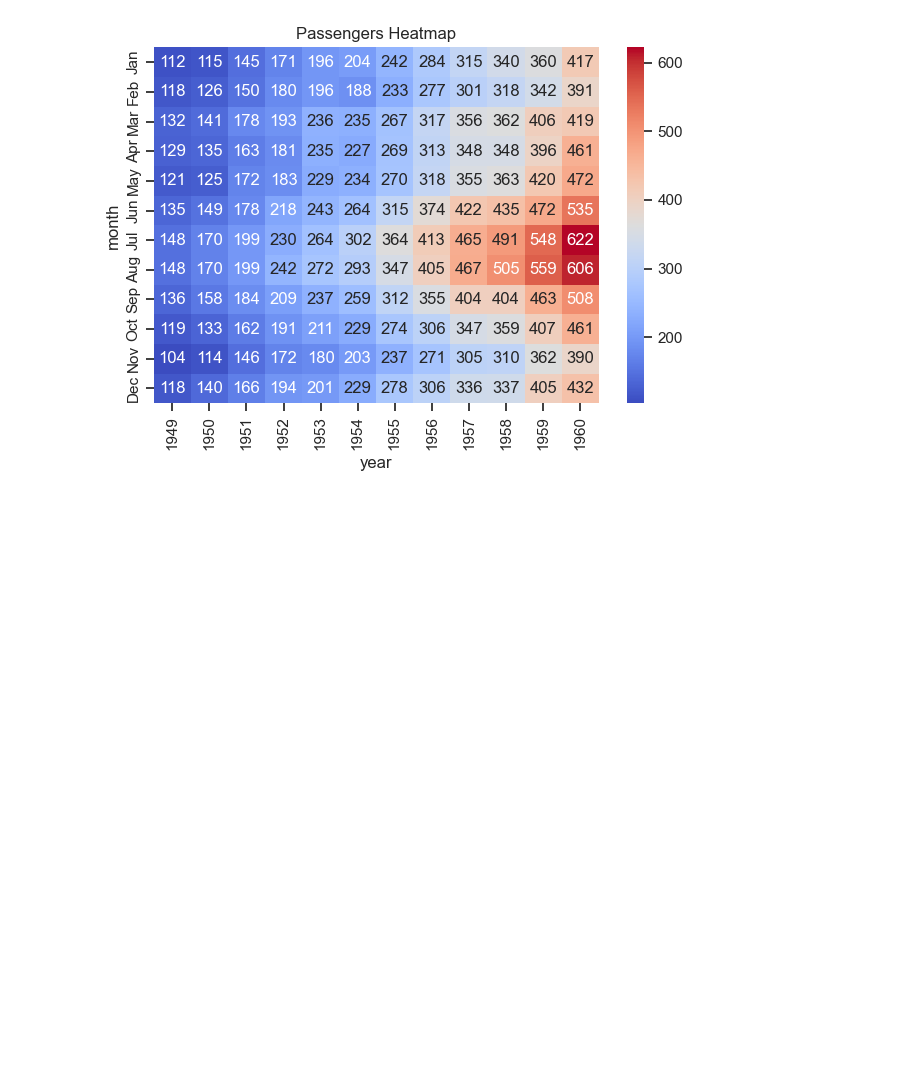
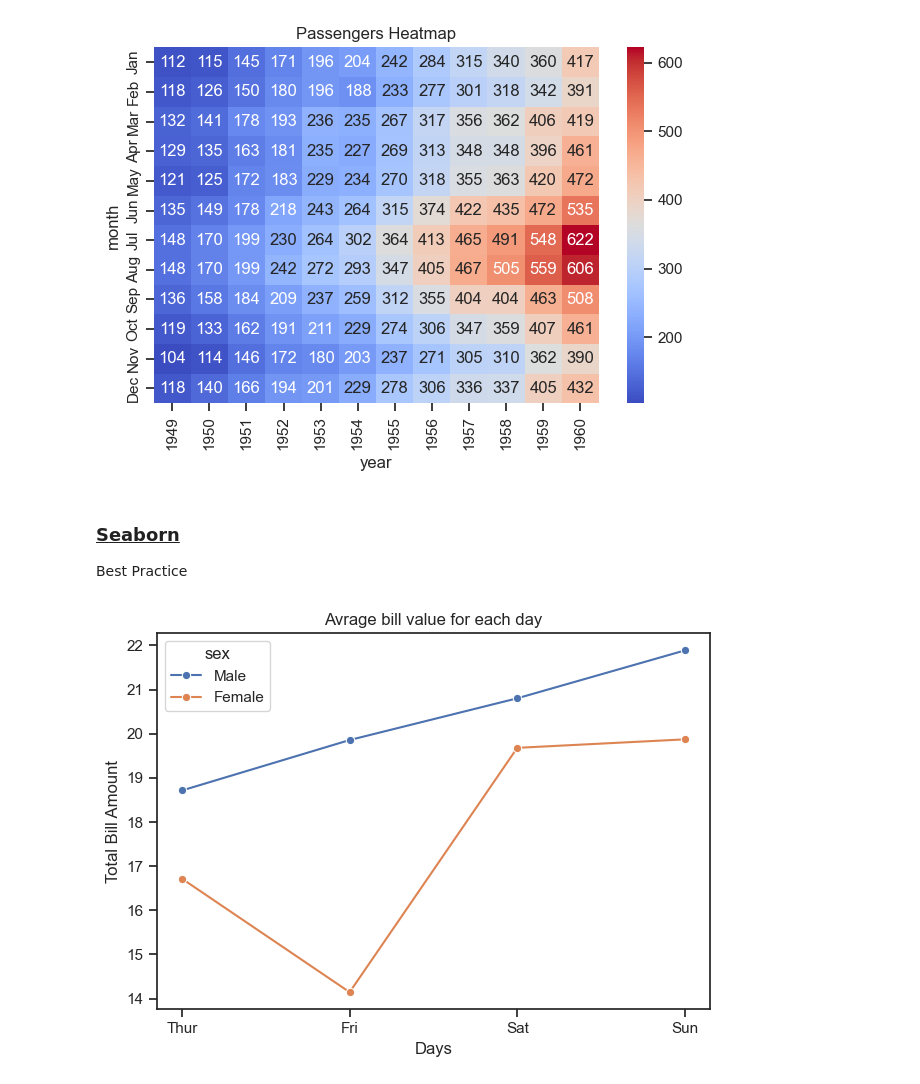
Before and after one commit to harshaiml/aiml-daily-practice, a Jupyter notebook: Practice/Part 7 - Data Visualization/Part - 2/seaborn_tutorial.ipynb, the cells around one changed output. Saved outputs shown, nothing was run; the diff lists cells and outputs as text; code cells hidden in the pictures; blank space fills up the shorter version.

Commit message:
Complete Seaborn visualization best practices and advanced plotting

```diff
--- a/Practice/Part 7 - Data Visualization/Part - 2/seaborn_tutorial.ipynb
+++ b/Practice/Part 7 - Data Visualization/Part - 2/seaborn_tutorial.ipynb
@@ -194,3 +194,28 @@ plt.tight_layout()
 plt.show()
 # %% [output]
 [figure]
+# %% [markdown]
+### <u>Seaborn</u>
+Best Practice
+# %%
+fig, ax = plt.subplots()
+
+sns.lineplot(
+    data=tips,
+    x="day",
+    y="total_bill",
+    hue="sex",
+    marker="o",
+    ax=ax,
+    errorbar=None
+)
+
+ax.set_title("Avrage bill value for each day")
+ax.set_xlabel("Days")
+ax.set_ylabel("Total Bill Amount")
+
+fig.tight_layout()
+
+plt.show()
+# %% [output]
+[figure, added]
```
